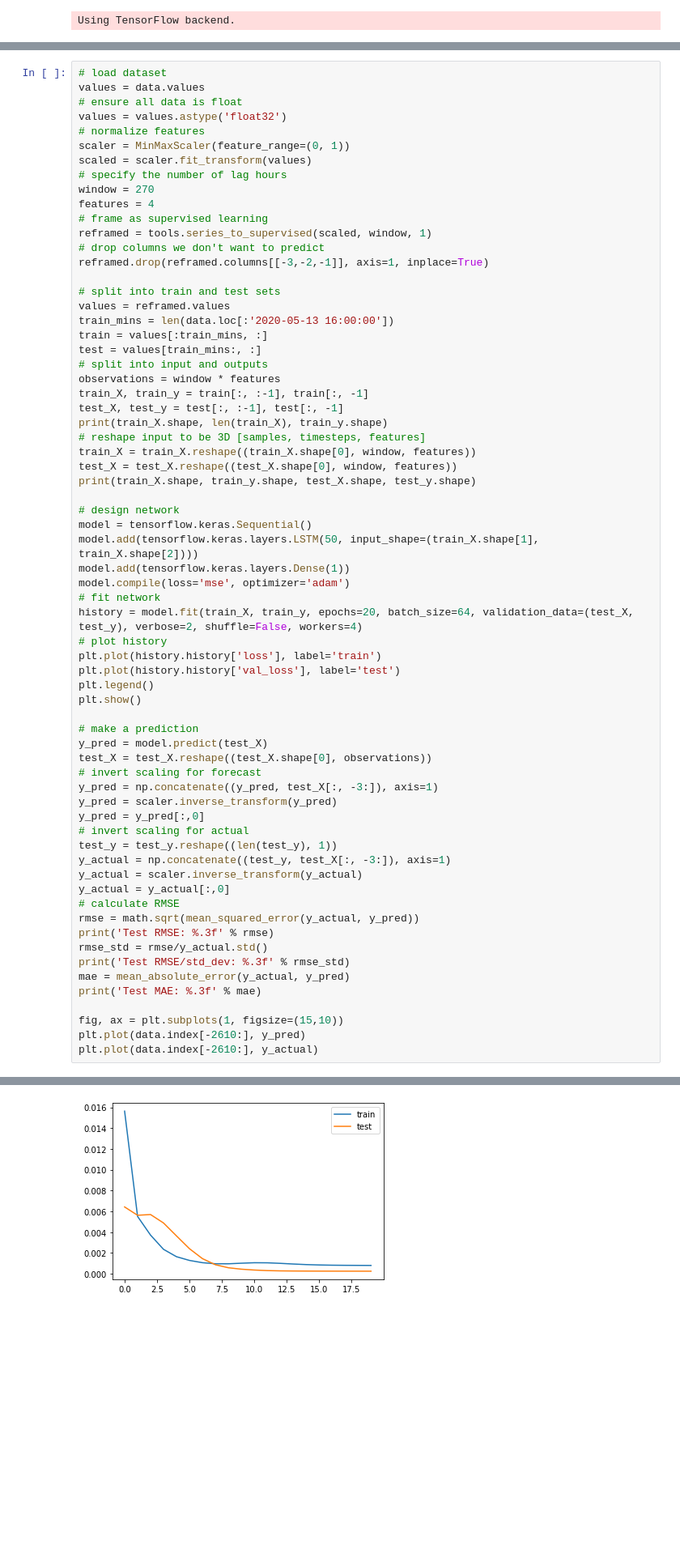
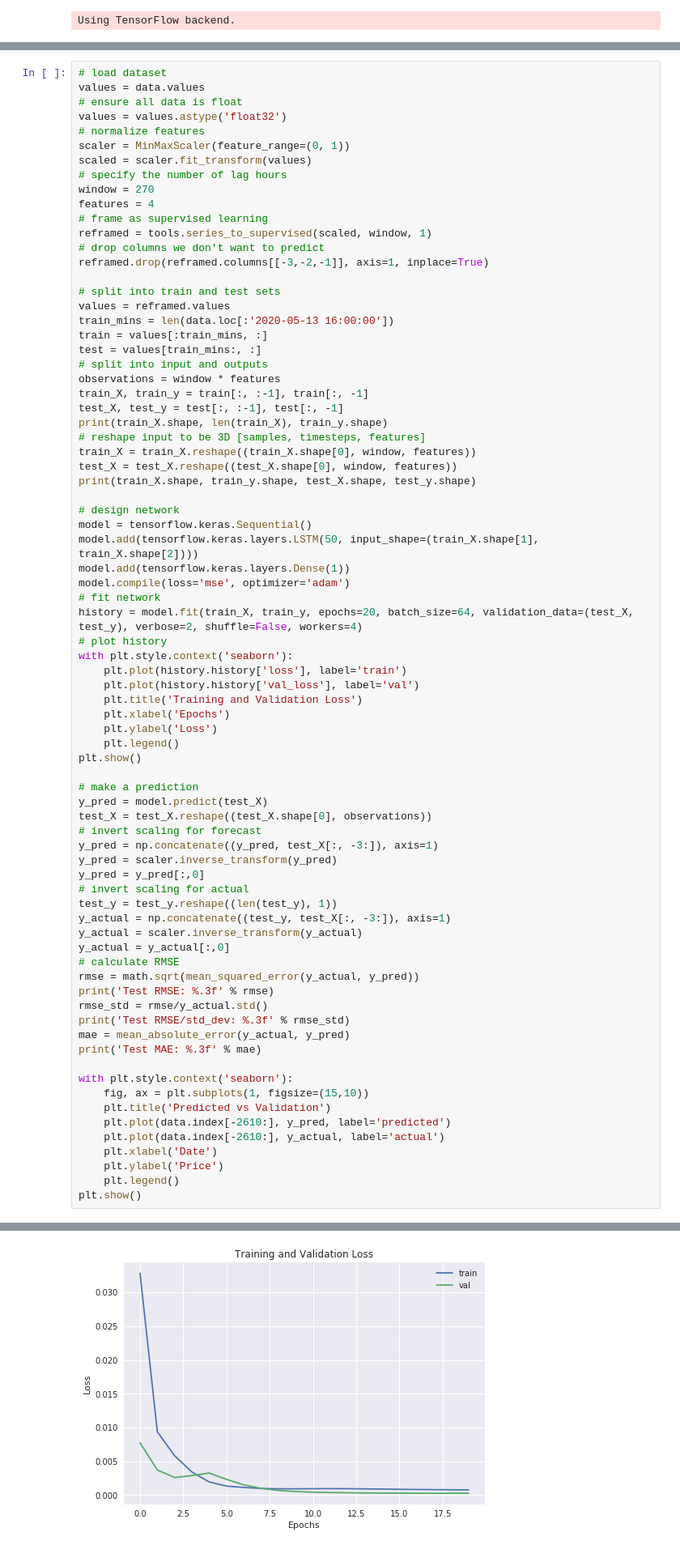
Before and after one commit to slucasmyer/TSLA-from-Twitter, a Jupyter notebook: Final_Project/TSLA-modeling.ipynb, the cells around one changed output, grey strips where cells are left out. Shown at 81% size. Drawn from its saved outputs; the diff is of its cells as text; blank space fills up the shorter version.

Commit message:
updated all model plots

```diff
--- a/Final_Project/TSLA-modeling.ipynb
+++ b/Final_Project/TSLA-modeling.ipynb
@@ -125,9 +125,13 @@ model.compile(loss='mse', optimizer='adam')
 # fit network
 history = model.fit(train_X, train_y, epochs=20, batch_size=64, validation_data=(test_X, test_y), verbose=2, shuffle=False, workers=4)
 # plot history
-plt.plot(history.history['loss'], label='train')
-plt.plot(history.history['val_loss'], label='test')
-plt.legend()
+with plt.style.context('seaborn'):
+    plt.plot(history.history['loss'], label='train')
+    plt.plot(history.history['val_loss'], label='val')
+    plt.title('Training and Validation Loss')
+    plt.xlabel('Epochs')
+    plt.ylabel('Loss')
+    plt.legend()
 plt.show()
 
 # make a prediction
@@ -150,9 +154,15 @@ print('Test RMSE/std_dev: %.3f' % rmse_std)
 mae = mean_absolute_error(y_actual, y_pred)
 print('Test MAE: %.3f' % mae)
 
-fig, ax = plt.subplots(1, figsize=(15,10))
-plt.plot(data.index[-2610:], y_pred)
-plt.plot(data.index[-2610:], y_actual)
+with plt.style.context('seaborn'):
+    fig, ax = plt.subplots(1, figsize=(15,10))
+    plt.title('Predicted vs Validation')
+    plt.plot(data.index[-2610:], y_pred, label='predicted')
+    plt.plot(data.index[-2610:], y_actual, label='actual')
+    plt.xlabel('Date')
+    plt.ylabel('Price')
+    plt.legend()
+plt.show()
 # %% [output]
 (3540, 1080) 3540 (3540,)
 (3540, 270, 4) (3540,) (2610, 270, 4) (2610,)
@@ -174 +184 @@ Epoch 20/20
-[figure, old version]
+[figure, new version]
```
Also changed, not shown: parts of 7 cells of this notebook, 1 other file.
